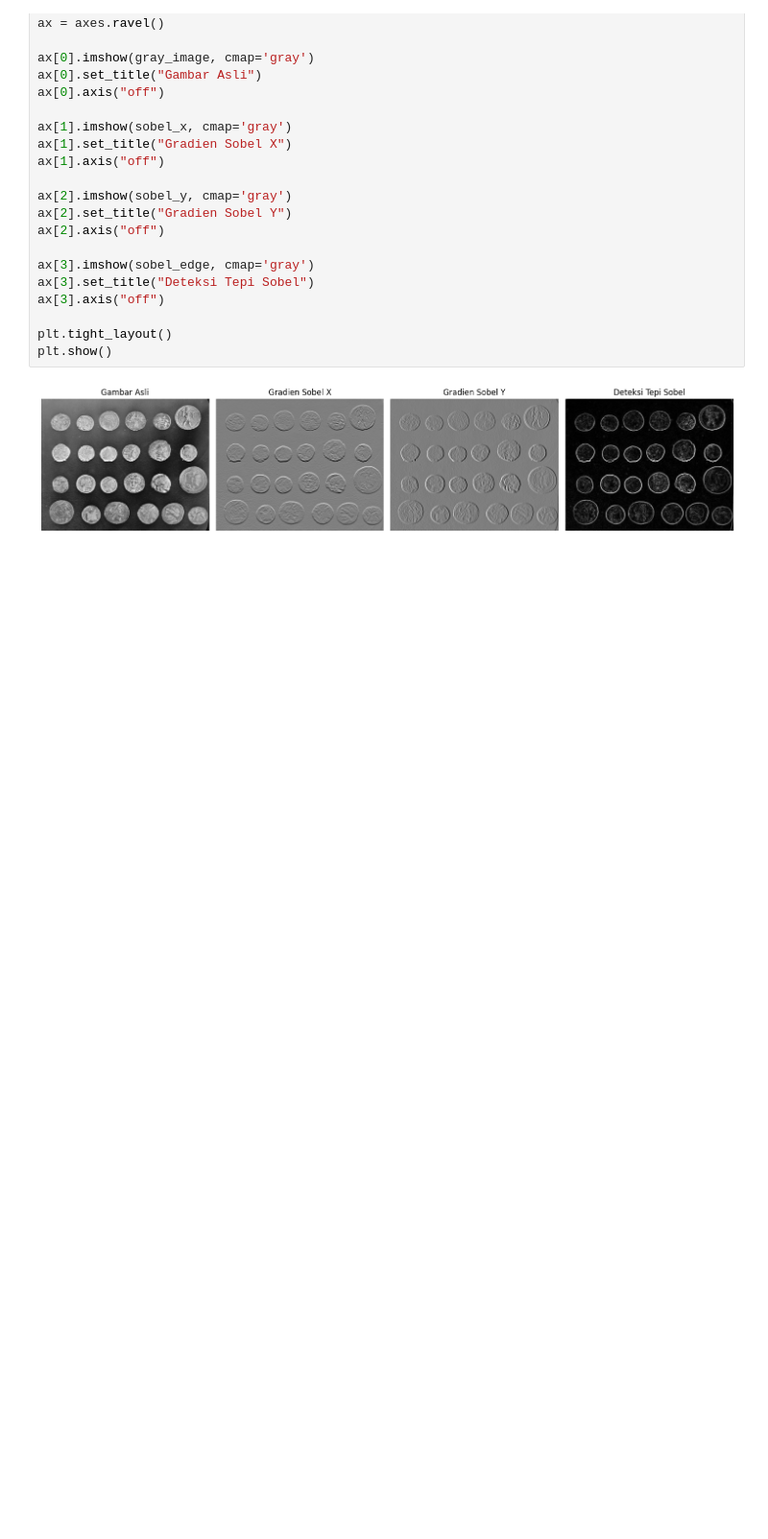
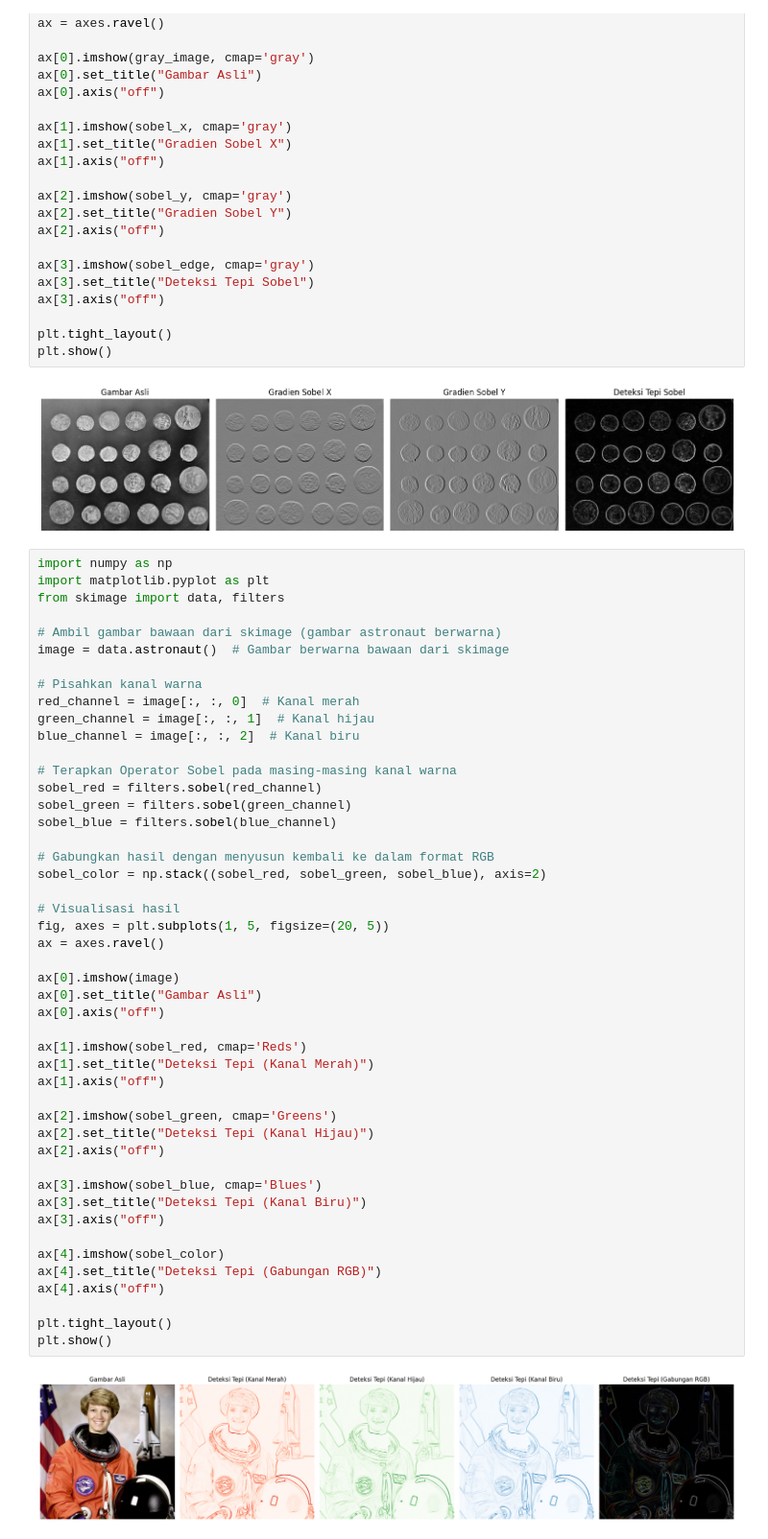
Before and after one commit to rachmadyogoo/pengolahancitra_2025_2, a Jupyter notebook: Praktikum1.ipynb, the cells around one changed output. Shown at 96% size. Saved outputs shown, nothing was run; the diff lists cells and outputs as text; blank space fills up the shorter version.

```diff
--- a/Praktikum1.ipynb
+++ b/Praktikum1.ipynb
@@ -38,3 +38,52 @@ plt.tight_layout()
 plt.show()
 # %% [output]
 [figure]
+# %%
+import numpy as np
+import matplotlib.pyplot as plt
+from skimage import data, filters
+
+# Ambil gambar bawaan dari skimage (gambar astronaut berwarna)
+image = data.astronaut()  # Gambar berwarna bawaan dari skimage
+
+# Pisahkan kanal warna
+red_channel = image[:, :, 0]  # Kanal merah
+green_channel = image[:, :, 1]  # Kanal hijau
+blue_channel = image[:, :, 2]  # Kanal biru
+
+# Terapkan Operator Sobel pada masing-masing kanal warna
+sobel_red = filters.sobel(red_channel)
+sobel_green = filters.sobel(green_channel)
+sobel_blue = filters.sobel(blue_channel)
+
+# Gabungkan hasil dengan menyusun kembali ke dalam format RGB
+sobel_color = np.stack((sobel_red, sobel_green, sobel_blue), axis=2)
+
+# Visualisasi hasil
+fig, axes = plt.subplots(1, 5, figsize=(20, 5))
+ax = axes.ravel()
+
+ax[0].imshow(image)
+ax[0].set_title("Gambar Asli")
+ax[0].axis("off")
+
+ax[1].imshow(sobel_red, cmap='Reds')
+ax[1].set_title("Deteksi Tepi (Kanal Merah)")
+ax[1].axis("off")
+
+ax[2].imshow(sobel_green, cmap='Greens')
+ax[2].set_title("Deteksi Tepi (Kanal Hijau)")
+ax[2].axis("off")
+
+ax[3].imshow(sobel_blue, cmap='Blues')
+ax[3].set_title("Deteksi Tepi (Kanal Biru)")
+ax[3].axis("off")
+
+ax[4].imshow(sobel_color)
+ax[4].set_title("Deteksi Tepi (Gabungan RGB)")
+ax[4].axis("off")
+
+plt.tight_layout()
+plt.show()
+# %% [output]
+[figure, added]
```
